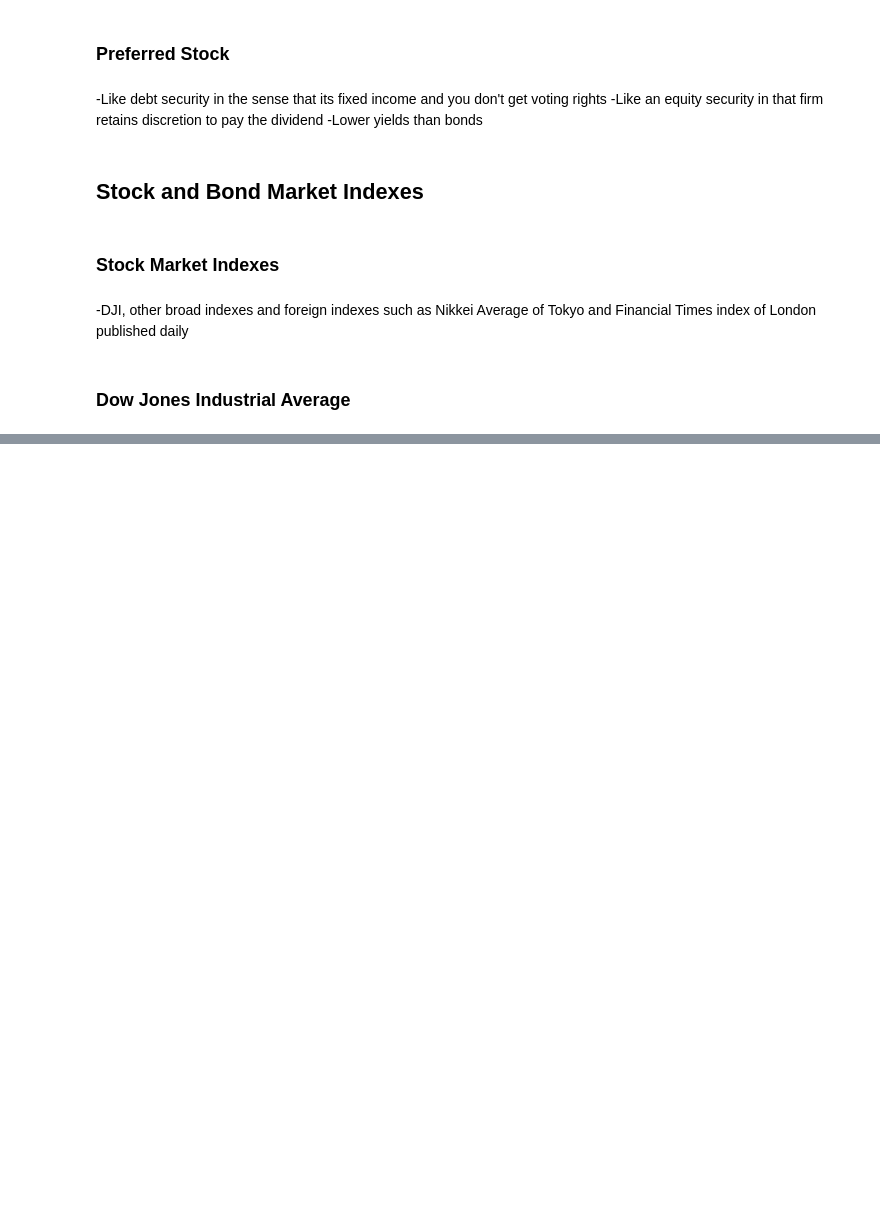
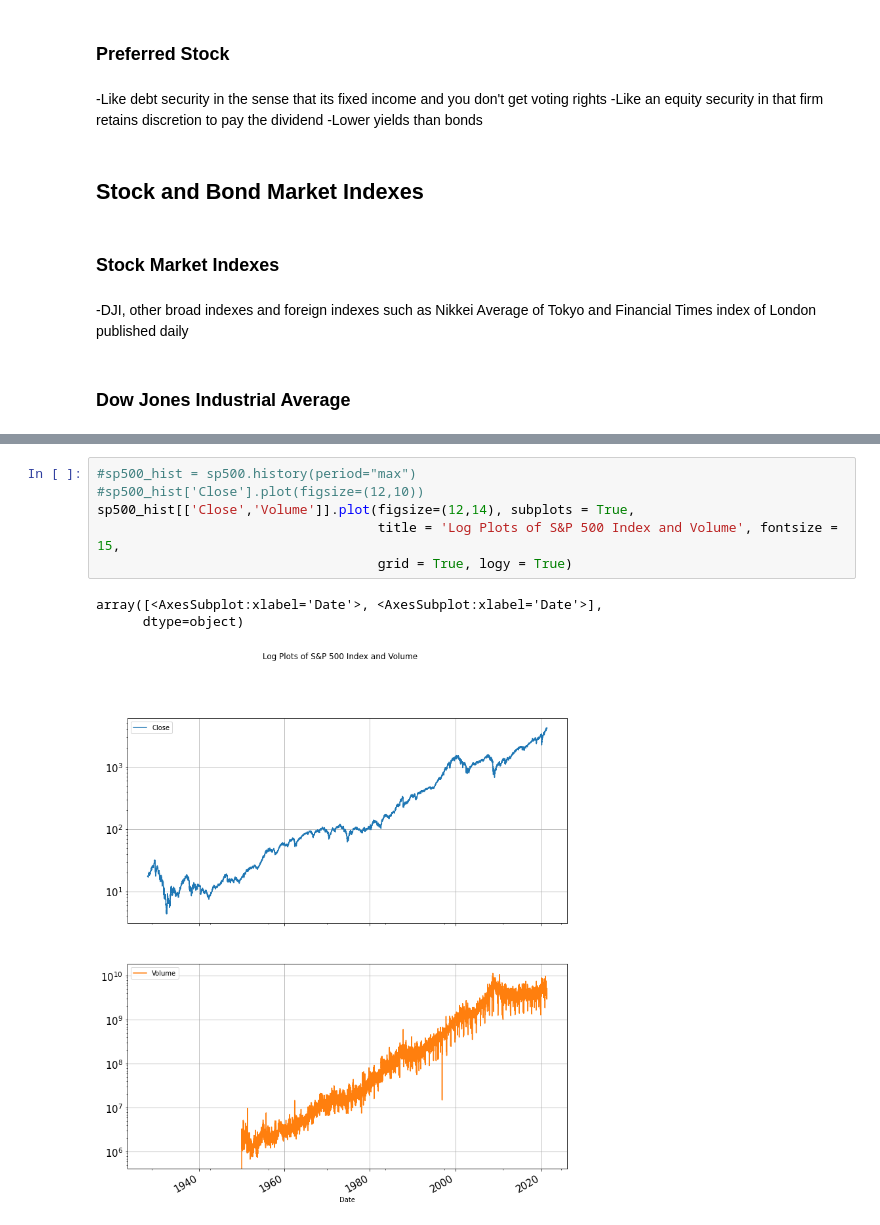
Before and after one commit to eddietaylor/securities-analysis, a Jupyter notebook: notebooks/playgrounds/notes/investments_notes.ipynb, the cells around one changed output, grey strips where cells are left out. Drawn from its saved outputs; the diff is of its cells as text; blank space fills up the shorter version.

Commit message:
Stock Market Indexes Notes

```diff
--- a/notebooks/playgrounds/notes/investments_notes.ipynb
+++ b/notebooks/playgrounds/notes/investments_notes.ipynb
@@ -372,0 +421,10 @@ where
+# %%
+#sp500_hist = sp500.history(period="max")
+#sp500_hist['Close'].plot(figsize=(12,10))
+sp500_hist[['Close','Volume']].plot(figsize=(12,14), subplots = True,
+                                    title = 'Log Plots of S&P 500 Index and Volume', fontsize = 15,
+                                    grid = True, logy = True)
+# %% [output]
+array([<AxesSubplot:xlabel='Date'>, <AxesSubplot:xlabel='Date'>],
+      dtype=object)
+[figure, added]
```
Also changed, not shown: parts of 20 cells of this notebook.
